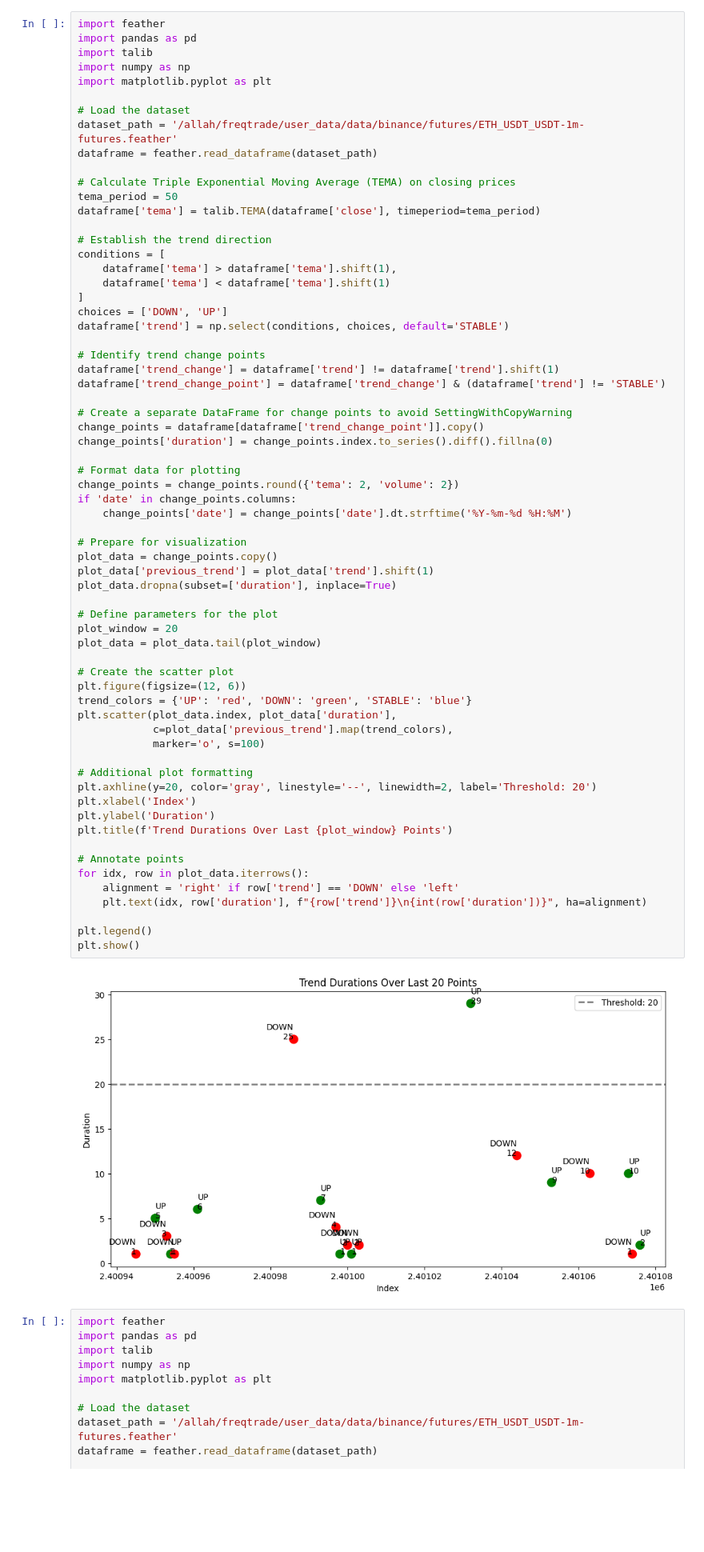
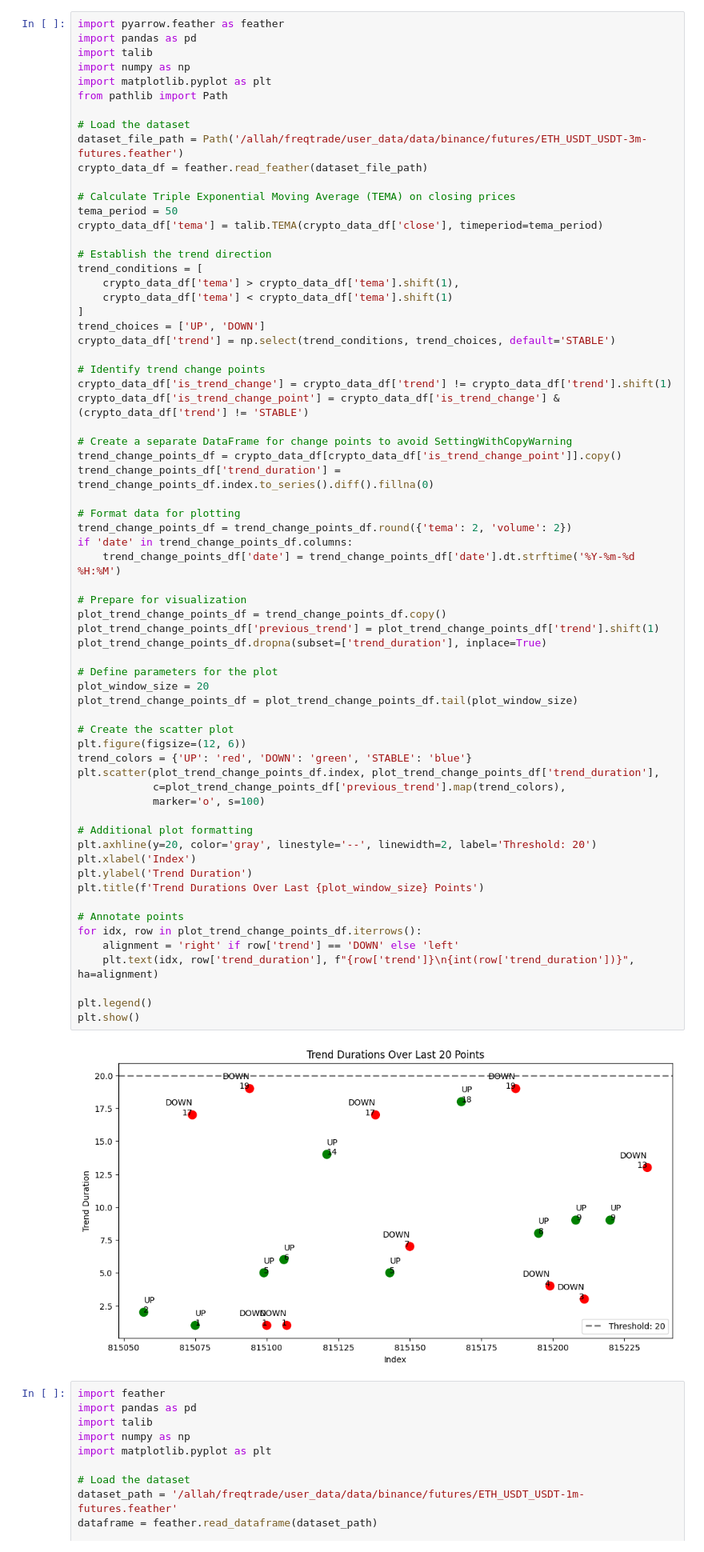
Before and after one commit to rainfrog123/stuff, a Jupyter notebook: freq/data_preprocessing.ipynb, the cells around one changed output. Shown at 80% size. Drawn from its saved outputs; the diff is of its cells as text; blank space fills up the shorter version.

```diff
--- a/freq/data_preprocessing.ipynb
+++ b/freq/data_preprocessing.ipynb
@@ -1,70 +1,71 @@
 # %%
-import feather
+import pyarrow.feather as feather
 import pandas as pd
 import talib
 import numpy as np
 import matplotlib.pyplot as plt
+from pathlib import Path
 
 # Load the dataset
-dataset_path = '/allah/freqtrade/user_data/data/binance/futures/ETH_USDT_USDT-1m-futures.feather'
-dataframe = feather.read_dataframe(dataset_path)
+dataset_file_path = Path('/allah/freqtrade/user_data/data/binance/futures/ETH_USDT_USDT-3m-futures.feather')
+crypto_data_df = feather.read_feather(dataset_file_path)
 
 # Calculate Triple Exponential Moving Average (TEMA) on closing prices
 tema_period = 50
-dataframe['tema'] = talib.TEMA(dataframe['close'], timeperiod=tema_period)
+crypto_data_df['tema'] = talib.TEMA(crypto_data_df['close'], timeperiod=tema_period)
 
 # Establish the trend direction
-conditions = [
-    dataframe['tema'] > dataframe['tema'].shift(1),
-    dataframe['tema'] < dataframe['tema'].shift(1)
+trend_conditions = [
+    crypto_data_df['tema'] > crypto_data_df['tema'].shift(1),
+    crypto_data_df['tema'] < crypto_data_df['tema'].shift(1)
 ]
-choices = ['DOWN', 'UP']
-dataframe['trend'] = np.select(conditions, choices, default='STABLE')
+trend_choices = ['UP', 'DOWN']
+crypto_data_df['trend'] = np.select(trend_conditions, trend_choices, default='STABLE')
 
 # Identify trend change points
-dataframe['trend_change'] = dataframe['trend'] != dataframe['trend'].shift(1)
-dataframe['trend_change_point'] = dataframe['trend_change'] & (dataframe['trend'] != 'STABLE')
+crypto_data_df['is_trend_change'] = crypto_data_df['trend'] != crypto_data_df['trend'].shift(1)
+crypto_data_df['is_trend_change_point'] = crypto_data_df['is_trend_change'] & (crypto_data_df['trend'] != 'STABLE')
 
 # Create a separate DataFrame for change points to avoid SettingWithCopyWarning
-change_points = dataframe[dataframe['trend_change_point']].copy()
-change_points['duration'] = change_points.index.to_series().diff().fillna(0)
+trend_change_points_df = crypto_data_df[crypto_data_df['is_trend_change_point']].copy()
+trend_change_points_df['trend_duration'] = trend_change_points_df.index.to_series().diff().fillna(0)
 
 # Format data for plotting
-change_points = change_points.round({'tema': 2, 'volume': 2})
-if 'date' in change_points.columns:
-    change_points['date'] = change_points['date'].dt.strftime('%Y-%m-%d %H:%M')
+trend_change_points_df = trend_change_points_df.round({'tema': 2, 'volume': 2})
+if 'date' in trend_change_points_df.columns:
+    trend_change_points_df['date'] = trend_change_points_df['date'].dt.strftime('%Y-%m-%d %H:%M')
 
 # Prepare for visualization
-plot_data = change_points.copy()
-plot_data['previous_trend'] = plot_data['trend'].shift(1)
-plot_data.dropna(subset=['duration'], inplace=True)
+plot_trend_change_points_df = trend_change_points_df.copy()
+plot_trend_change_points_df['previous_trend'] = plot_trend_change_points_df['trend'].shift(1)
+plot_trend_change_points_df.dropna(subset=['trend_duration'], inplace=True)
 
 # Define parameters for the plot
-plot_window = 20
-plot_data = plot_data.tail(plot_window)
+plot_window_size = 20
+plot_trend_change_points_df = plot_trend_change_points_df.tail(plot_window_size)
 
 # Create the scatter plot
 plt.figure(figsize=(12, 6))
 trend_colors = {'UP': 'red', 'DOWN': 'green', 'STABLE': 'blue'}
-plt.scatter(plot_data.index, plot_data['duration'],
-            c=plot_data['previous_trend'].map(trend_colors),
+plt.scatter(plot_trend_change_points_df.index, plot_trend_change_points_df['trend_duration'],
+            c=plot_trend_change_points_df['previous_trend'].map(trend_colors),
             marker='o', s=100)
 
 # Additional plot formatting
 plt.axhline(y=20, color='gray', linestyle='--', linewidth=2, label='Threshold: 20')
 plt.xlabel('Index')
-plt.ylabel('Duration')
-plt.title(f'Trend Durations Over Last {plot_window} Points')
+plt.ylabel('Trend Duration')
+plt.title(f'Trend Durations Over Last {plot_window_size} Points')
 
 # Annotate points
-for idx, row in plot_data.iterrows():
+for idx, row in plot_trend_change_points_df.iterrows():
     alignment = 'right' if row['trend'] == 'DOWN' else 'left'
-    plt.text(idx, row['duration'], f"{row['trend']}\n{int(row['duration'])}", ha=alignment)
+    plt.text(idx, row['trend_duration'], f"{row['trend']}\n{int(row['trend_duration'])}", ha=alignment)
 
 plt.legend()
 plt.show()
 # %% [output]
-[figure, old version]
+[figure, new version]
 # %%
 import feather
 import pandas as pd
```
Also changed, not shown: parts of 5 cells of this notebook, 2 other files.
